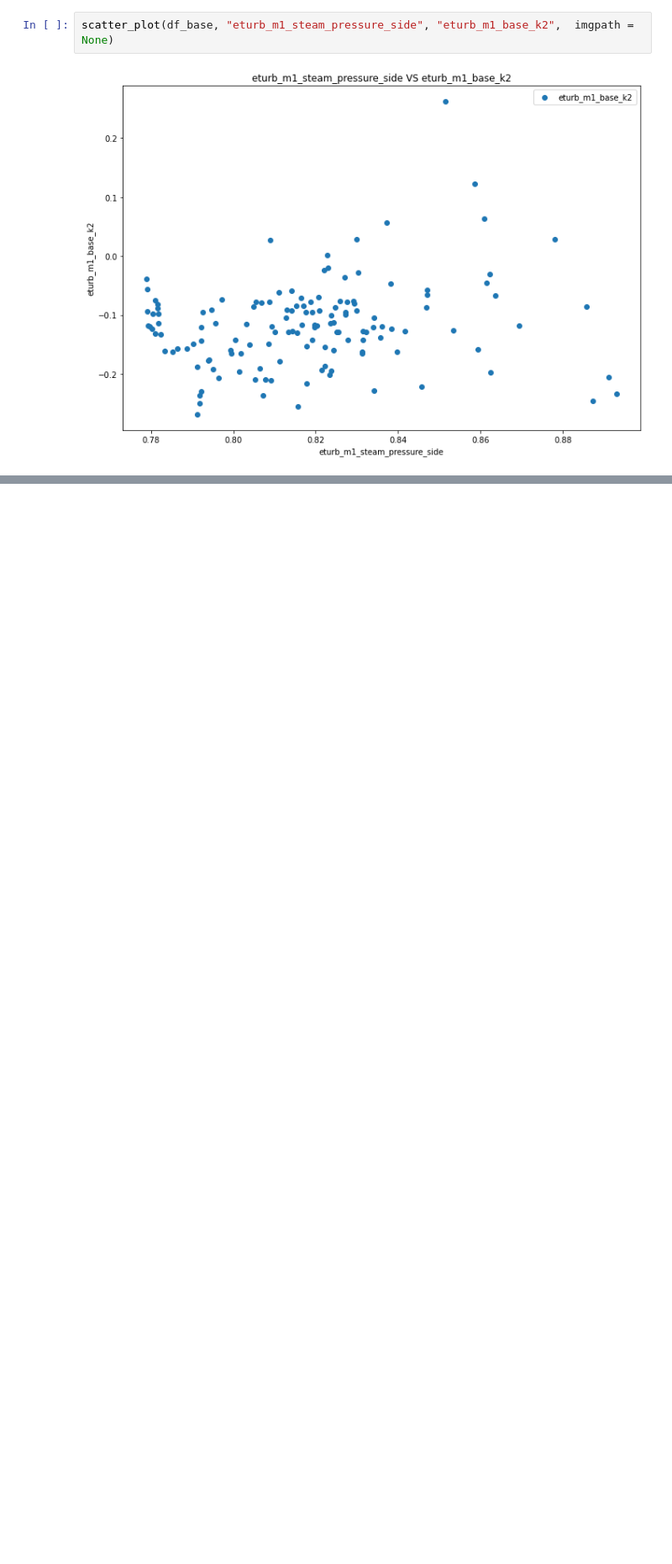
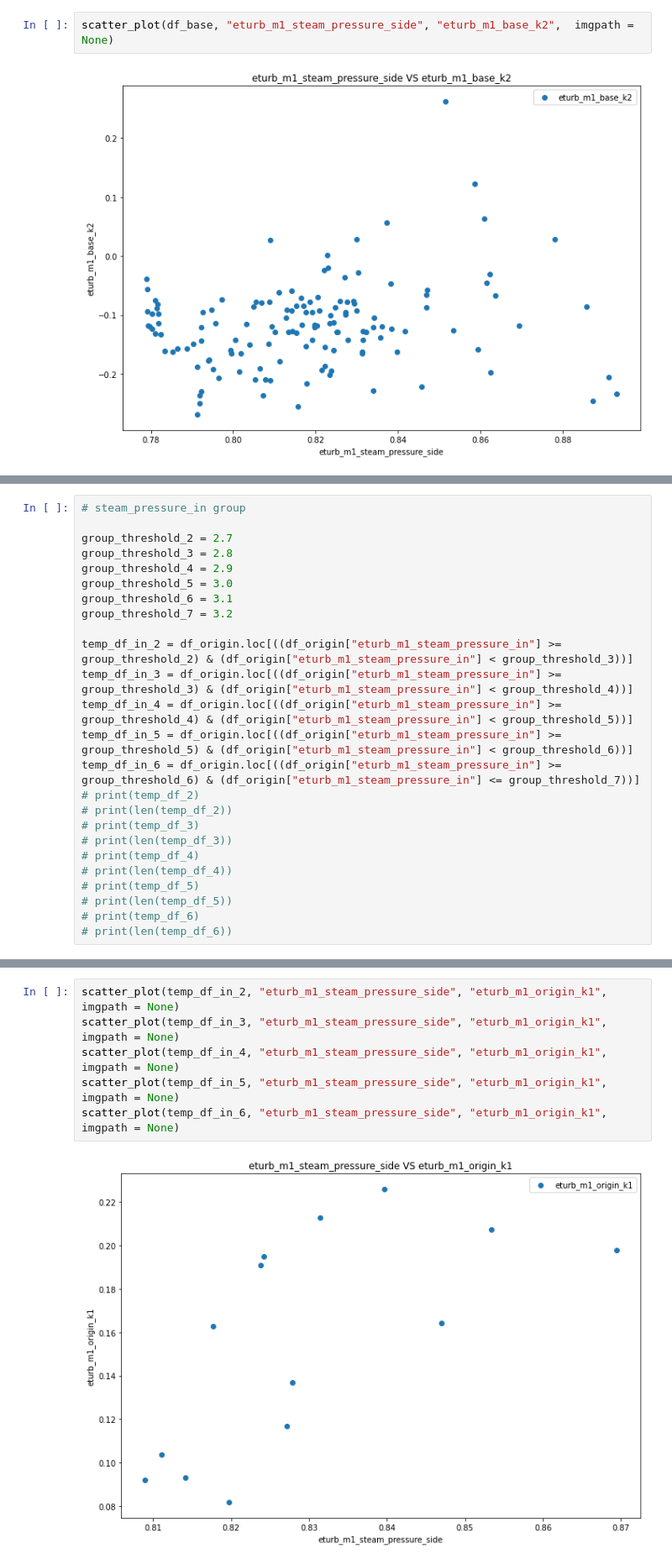
Before and after one commit to wangzhefeng/data-analysis, a Jupyter notebook: eturb_model/src/eturb_m1_regression_parameters_VS_pressure.ipynb, the cells around one changed output, grey strips where cells are left out. Shown at 84% size. Drawn from its saved outputs; the diff is of its cells as text; blank space fills up the shorter version.

```diff
--- a/eturb_model/src/eturb_m1_regression_parameters_VS_pressure.ipynb
+++ b/eturb_model/src/eturb_m1_regression_parameters_VS_pressure.ipynb
@@ -204,0 +179,25 @@ scatter_plot(df_base, "eturb_m1_steam_pressure_side", "eturb_m1_base_k2",  imgpa
+# %%
+# steam_pressure_in group
+
+group_threshold_2 = 2.7
+group_threshold_3 = 2.8
+group_threshold_4 = 2.9
+group_threshold_5 = 3.0
+group_threshold_6 = 3.1
+group_threshold_7 = 3.2
+
+temp_df_in_2 = df_origin.loc[((df_origin["eturb_m1_steam_pressure_in"] >= group_threshold_2) & (df_origin["eturb_m1_steam_pressure_in"] < group_threshold_3))]
+temp_df_in_3 = df_origin.loc[((df_origin["eturb_m1_steam_pressure_in"] >= group_threshold_3) & (df_origin["eturb_m1_steam_pressure_in"] < group_threshold_4))]
+temp_df_in_4 = df_origin.loc[((df_origin["eturb_m1_steam_pressure_in"] >= group_threshold_4) & (df_origin["eturb_m1_steam_pressure_in"] < group_threshold_5))]
+temp_df_in_5 = df_origin.loc[((df_origin["eturb_m1_steam_pressure_in"] >= group_threshold_5) & (df_origin["eturb_m1_steam_pressure_in"] < group_threshold_6))]
+temp_df_in_6 = df_origin.loc[((df_origin["eturb_m1_steam_pressure_in"] >= group_threshold_6) & (df_origin["eturb_m1_steam_pressure_in"] <= group_threshold_7))]
+# print(temp_df_2)
+# print(len(temp_df_2))
+# print(temp_df_3)
+# print(len(temp_df_3))
+# print(temp_df_4)
+# print(len(temp_df_4))
+# print(temp_df_5)
+# print(len(temp_df_5))
+# print(temp_df_6)
+# print(len(temp_df_6))
@@ -204,0 +254,8 @@ scatter_plot(df_base, "eturb_m1_steam_pressure_side", "eturb_m1_base_k2",  imgpa
+# %%
+scatter_plot(temp_df_in_2, "eturb_m1_steam_pressure_side", "eturb_m1_origin_k1",  imgpath = None)
+scatter_plot(temp_df_in_3, "eturb_m1_steam_pressure_side", "eturb_m1_origin_k1",  imgpath = None)
+scatter_plot(temp_df_in_4, "eturb_m1_steam_pressure_side", "eturb_m1_origin_k1",  imgpath = None)
+scatter_plot(temp_df_in_5, "eturb_m1_steam_pressure_side", "eturb_m1_origin_k1",  imgpath = None)
+scatter_plot(temp_df_in_6, "eturb_m1_steam_pressure_side", "eturb_m1_origin_k1",  imgpath = None)
+# %% [output]
+[figure, added]
```
Also changed, not shown: parts of 6 cells of this notebook, 36 other files.
